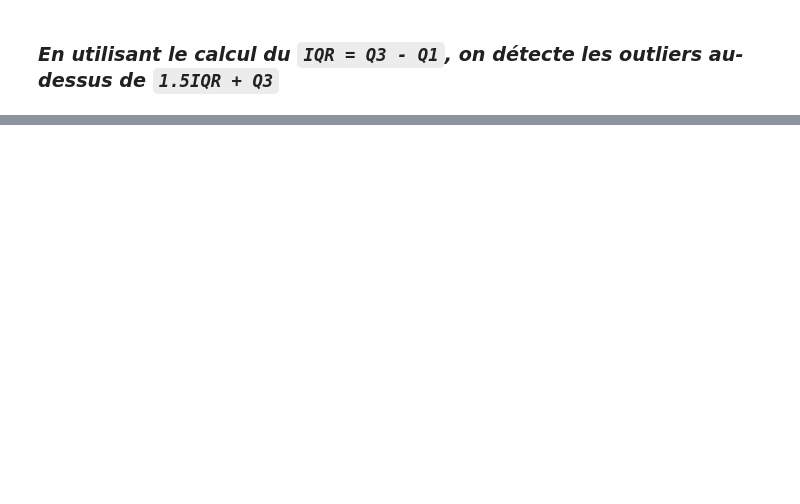
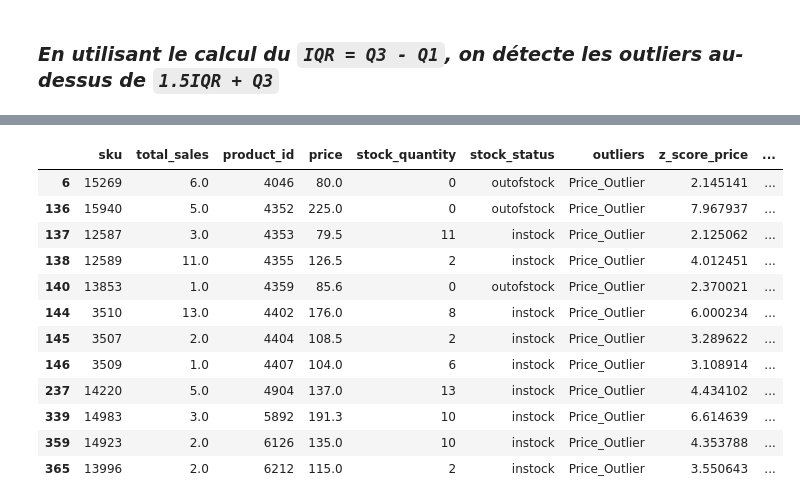
Before and after one commit to MoeAwwad/advanced_data_analysis, a Jupyter notebook: POUGET_AWWAD_ALHALABI.ipynb, the cells around one changed output, grey strips where cells are left out. Saved outputs shown, nothing was run; the diff lists cells and outputs as text; code cells hidden in the pictures; blank space fills up the shorter version.

```diff
--- a/POUGET_AWWAD_ALHALABI.ipynb
+++ b/POUGET_AWWAD_ALHALABI.ipynb
@@ -398,0 +423,16 @@ fig.show()
+# %%
+reduced_df[reduced_df['z_score_price'] > 2]
+# %% [output]
+|  | sku | total_sales | product_id | price | stock_quantity | stock_status | outliers | z_score_price | ... |
+| 6 | 15269 | 6.0 | 4046 | 80.0 | 0 | outofstock | Price_Outlier | 2.145141 | ... |
+| 136 | 15940 | 5.0 | 4352 | 225.0 | 0 | outofstock | Price_Outlier | 7.967937 | ... |
+| 137 | 12587 | 3.0 | 4353 | 79.5 | 11 | instock | Price_Outlier | 2.125062 | ... |
+| 138 | 12589 | 11.0 | 4355 | 126.5 | 2 | instock | Price_Outlier | 4.012451 | ... |
+| 140 | 13853 | 1.0 | 4359 | 85.6 | 0 | outofstock | Price_Outlier | 2.370021 | ... |
+| 144 | 3510 | 13.0 | 4402 | 176.0 | 8 | instock | Price_Outlier | 6.000234 | ... |
+| 145 | 3507 | 2.0 | 4404 | 108.5 | 2 | instock | Price_Outlier | 3.289622 | ... |
+| 146 | 3509 | 1.0 | 4407 | 104.0 | 6 | instock | Price_Outlier | 3.108914 | ... |
+| 237 | 14220 | 5.0 | 4904 | 137.0 | 13 | instock | Price_Outlier | 4.434102 | ... |
+| 339 | 14983 | 3.0 | 5892 | 191.3 | 10 | instock | Price_Outlier | 6.614639 | ... |
+| 359 | 14923 | 2.0 | 6126 | 135.0 | 10 | instock | Price_Outlier | 4.353788 | ... |
+| 365 | 13996 | 2.0 | 6212 | 115.0 | 2 | instock | Price_Outlier | 3.550643 | ... |
```
Also changed, not shown: parts of 14 cells of this notebook.
